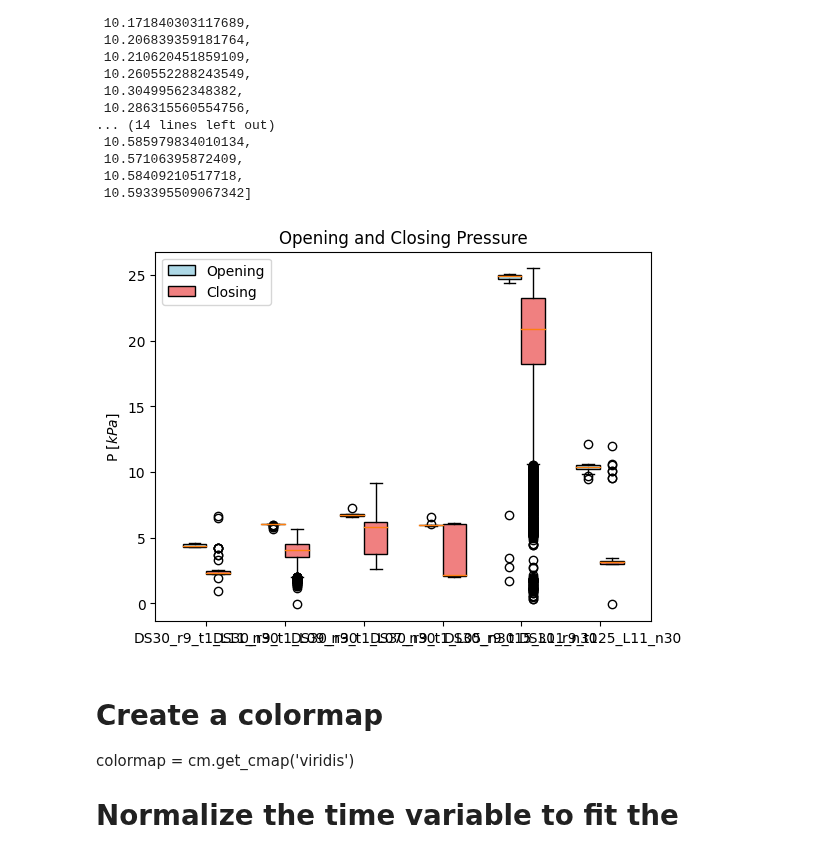
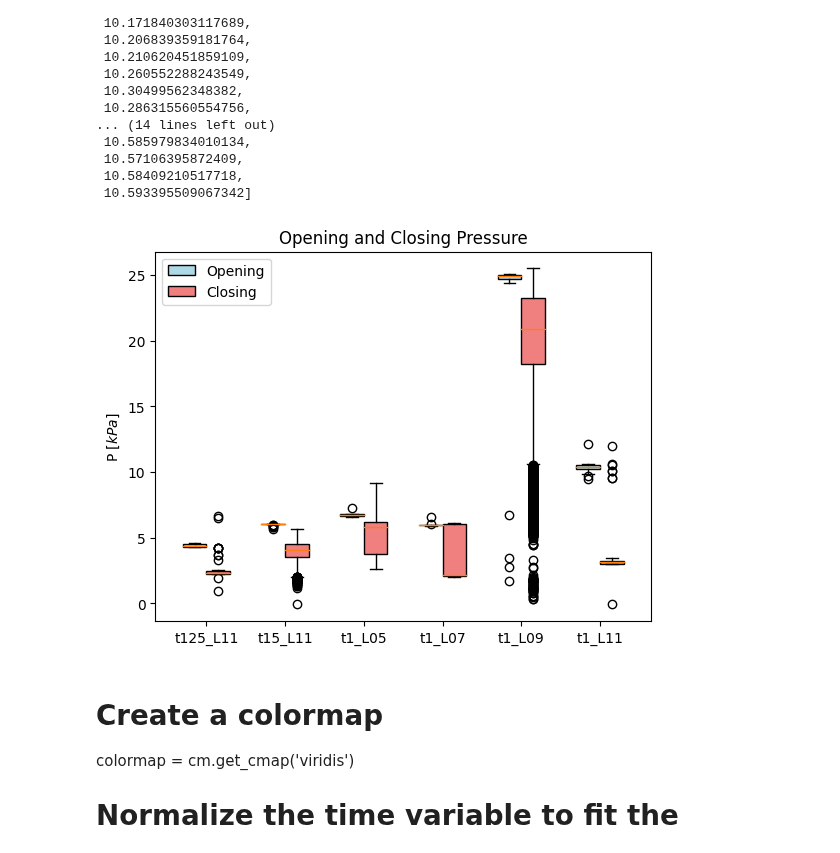
Before and after one commit to Olviel/Thermal_Soft_Robotics, a Jupyter notebook: Thermal_actuation/Experimental/Fluidic/Rothmund_Pressure_release/Valve_leak_test_rothmund_v2.ipynb, the cells around one changed output. Cells and saved outputs as stored; diff of their text form; code cells hidden in the pictures.

Commit message:
added boxplot for all different samples

```diff
--- a/Thermal_actuation/Experimental/Fluidic/Rothmund_Pressure_release/Valve_leak_test_rothmund_v2.ipynb
+++ b/Thermal_actuation/Experimental/Fluidic/Rothmund_Pressure_release/Valve_leak_test_rothmund_v2.ipynb
@@ -308,37 +259,45 @@ P_open[5]
 fig, ax = plt.subplots()
 
 # Width of a boxplot
 box_width = 0.3
 
 # Positions of the opening pressure boxplots
 open_positions = [x - box_width/2 for x in range(len(P_open))]
 
 # Positions of the closing pressure boxplots
 close_positions = [x + box_width/2 for x in range(len(P_close))]
 
 # Plot the opening pressure boxplots
 bp_open = ax.boxplot(P_open, positions=open_positions, widths=box_width, patch_artist=True, boxprops=dict(facecolor='lightblue'), labels=['Opening']*len(P_open))
 
 # Plot the closing pressure boxplots
 bp_close = ax.boxplot(P_close, positions=close_positions, widths=box_width, patch_artist=True, boxprops=dict(facecolor='lightcoral'), labels=['Closing']*len(P_close))
 
 # Set the title and labels
 plt.title("Opening and Closing Pressure")
 plt.ylabel("P [$kPa$]")
 
+# Extract the part of the sample name after "t"
+sample_names_after_t = ['t'+name.split('t')[-1] for name in sample_names]
+
+# Sort sample names and corresponding data
+sorted_indices = sorted(range(len(sample_names_after_t)), key=lambda k: sample_names_after_t[k])
+sorted_names_after_t = [sample_names_after_t[i] for i in sorted_indices]
+sorted_P_open = [P_open[i] for i in sorted_indices]
+sorted_P_close = [P_close[i] for i in sorted_indices]
+
 # Set the x-ticks and labels
-sample_names = data[1]['Samplename']
-tick_positions = range(len(sample_names))
-plt.xticks(tick_positions, sample_names)
+tick_positions = range(len(sorted_names_after_t))
+plt.xticks(tick_positions, sorted_names_after_t)
 
 # Show the legend
 handles = [bp_open['boxes'][0], bp_close['boxes'][0]]
 labels = ['Opening', 'Closing']
 ax.legend(handles, labels)
 
 plt.show()
 # %% [output]
-[figure, old version]
+[figure, new version]
 # %% [markdown]
 # Create a colormap
 colormap = cm.get_cmap('viridis')
```
Also changed, not shown: parts of 2 cells of this notebook.
